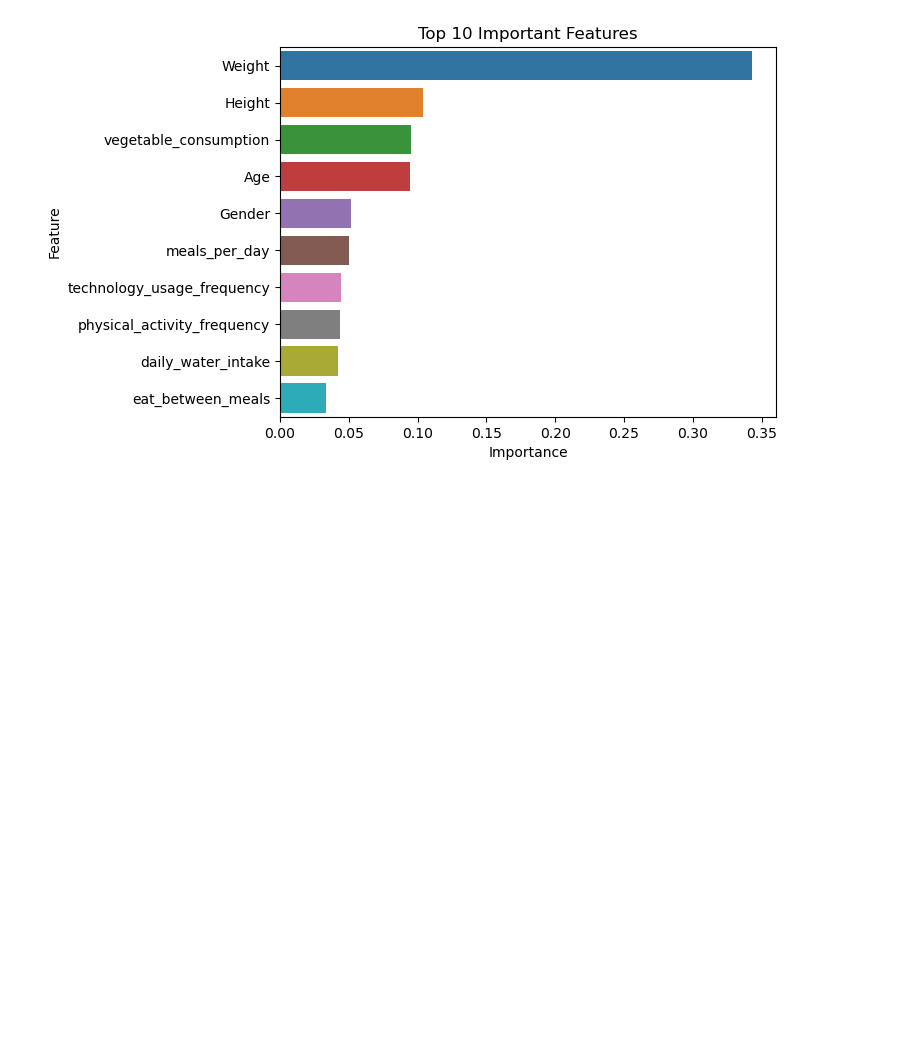
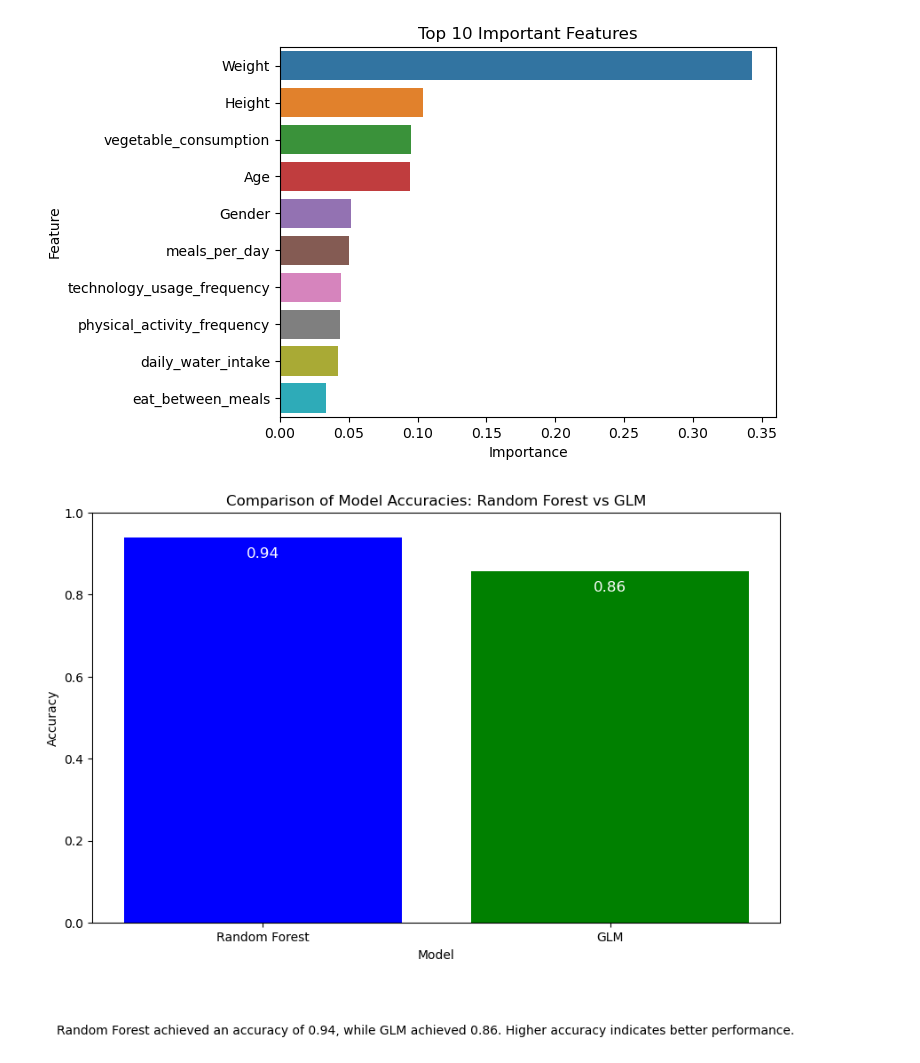
Before and after one commit to zacharyartman/aai500-group3, a Jupyter notebook: main.ipynb, the cells around one changed output. Drawn from its saved outputs; the diff is of its cells as text; code cells hidden in the pictures; blank space fills up the shorter version.

```diff
--- a/main.ipynb
+++ b/main.ipynb
@@ -134,16 +134,16 @@ y = df['obesity_level']
 X_train, X_test, y_train, y_test = train_test_split(X, y, test_size=0.3, random_state=42)
 
 # using random forest
-model = RandomForestClassifier(n_estimators=100, random_state=42)
-model.fit(X_train, y_train)
+rf_model = RandomForestClassifier(n_estimators=100, random_state=42)
+rf_model.fit(X_train, y_train)
 
 # Make predictions
-y_pred = model.predict(X_test)
+rf_y_pred = rf_model.predict(X_test)
+rf_accuracy = accuracy_score(y_test, rf_y_pred)
+rf_report = rf_report = classification_report(y_test, rf_y_pred, output_dict=True)
 
-print("\nClassification Report:")
-print(classification_report(y_test, y_pred))
-print("\nAccuracy Score:")
-print(accuracy_score(y_test, y_pred))
+print(f"\nClassification Report:\n{classification_report(y_test, rf_y_pred)}")
+print(f"\nAccuracy Score: {rf_accuracy}")
 # %% [output]
 Classification Report:
               precision    recall  f1-score   support
@@ -180,11 +179,13 @@ glm_model.fit(X_train, y_train)
 
 # Make predictions
 glm_y_pred = glm_model.predict(X_test)
+glm_accuracy = accuracy_score(y_test, glm_y_pred)
+glm_report = classification_report(y_test, glm_y_pred, output_dict=True)
 
 # Evaluate the model
 print("\nLogistic Regression (GLM) - Classification Report:")
 print(classification_report(y_test, glm_y_pred))
-print(f"Logistic Regression (GLM) - Accuracy Score: {accuracy_score(y_test, glm_y_pred)}")
+print(f"Logistic Regression (GLM) - Accuracy Score: {glm_accuracy}")
 # %% [output]
 Logistic Regression (GLM) - Classification Report:
               precision    recall  f1-score   support
@@ -227,3 +228,26 @@ plt.show()
 10           daily_water_intake    0.042440
 8             eat_between_meals    0.033312
 [figure]
+# %%
+models = ['Random Forest', 'GLM']
+accuracies = [rf_accuracy, glm_accuracy]
+
+plt.figure(figsize=(10, 6))
+bars = plt.bar(models, accuracies, color=['blue', 'green'])
+plt.ylim(0, 1)
+plt.xlabel('Model')
+plt.ylabel('Accuracy')
+plt.title('Comparison of Model Accuracies: Random Forest vs GLM')
+
+# interpretation
+for bar, accuracy in zip(bars, accuracies):
+    plt.text(bar.get_x() + bar.get_width() / 2, bar.get_height() - 0.05,
+             f'{accuracy:.2f}', ha='center', color='white', fontsize=12)
+
+plt.figtext(0.5, -0.1,
+            'Random Forest achieved an accuracy of {:.2f}, while GLM achieved {:.2f}. '
+            'Higher accuracy indicates better performance.'.format(rf_accuracy, glm_accuracy),
+            ha='center', fontsize=10)
+plt.show()
+# %% [output]
+[figure, added]
```
Also changed, not shown: parts of 4 cells of this notebook.
